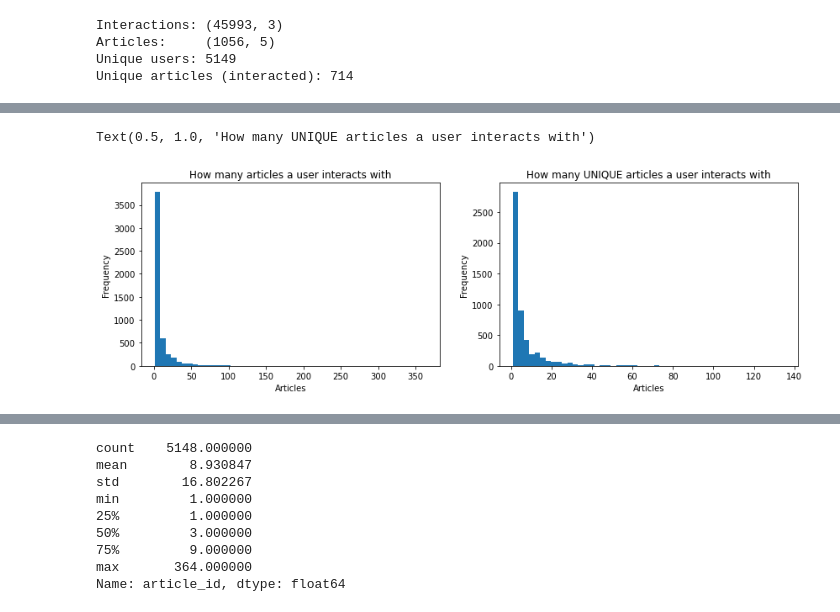
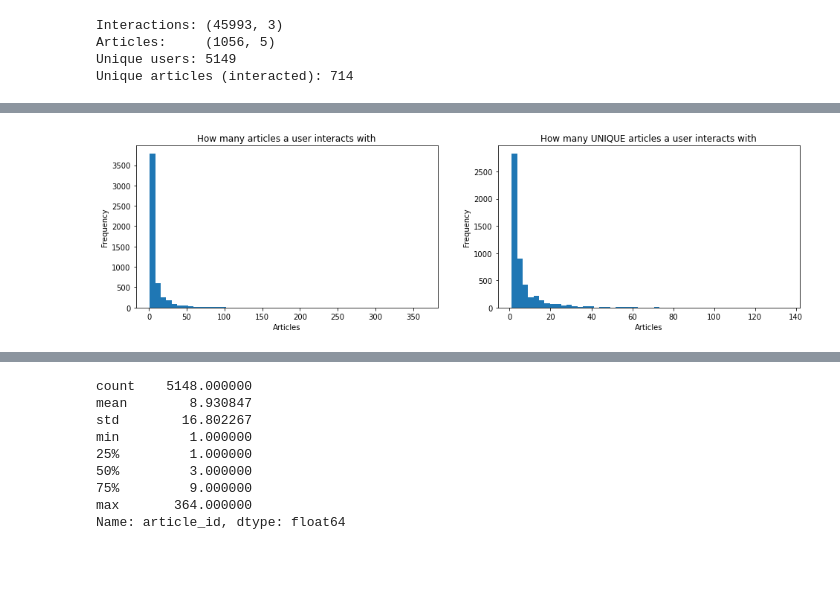
Before and after one commit to natashk/Udacity-DSND-Project3, a Jupyter notebook: Recommendations_with_IBM.ipynb, the cells around one changed output, grey strips where cells are left out. Saved outputs shown, nothing was run; the diff lists cells and outputs as text; code cells hidden in the pictures; blank space fills up the shorter version.

```diff
--- a/Recommendations_with_IBM.ipynb
+++ b/Recommendations_with_IBM.ipynb
@@ -85,17 +69,16 @@ Name: article_id, Length: 5148, dtype: int64
 # %%
 articles_by_user = df.groupby(['email']).article_id.count()
 unique_articles_by_user = df.groupby('email').agg({'article_id': 'nunique'}).article_id
 
-fig, axs = plt.subplots(nrows=1, ncols=2, figsize=(14,4))
+fig, axs = plt.subplots(nrows=1, ncols=2, figsize=(16,4))
 axs[0].hist(articles_by_user, bins=50);
 axs[0].set_xlabel('Articles')
 axs[0].set_ylabel('Frequency')
-axs[0].set_title('How many articles a user interacts with')
+axs[0].set_title('How many articles a user interacts with');
 
 axs[1].hist(unique_articles_by_user, bins=50);
 axs[1].set_xlabel('Articles')
 axs[1].set_ylabel('Frequency')
-axs[1].set_title('How many UNIQUE articles a user interacts with')
+axs[1].set_title('How many UNIQUE articles a user interacts with');
 # %% [output]
-Text(0.5, 1.0, 'How many UNIQUE articles a user interacts with')
-[figure, old version]
+[figure, new version]
```
Also changed, not shown: parts of 44 cells of this notebook.
